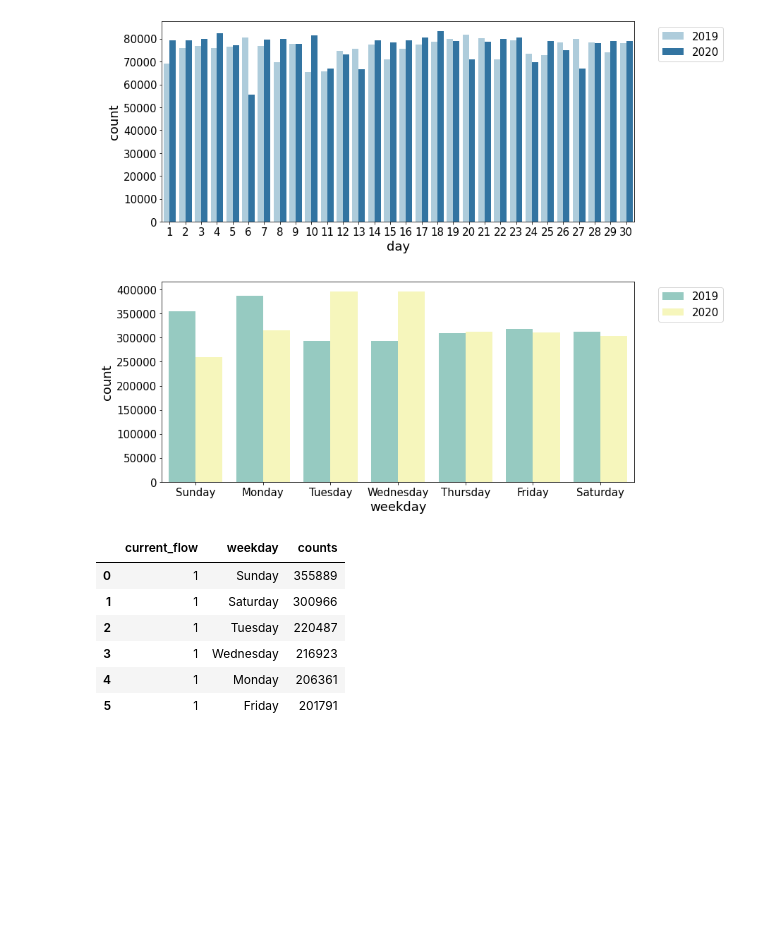
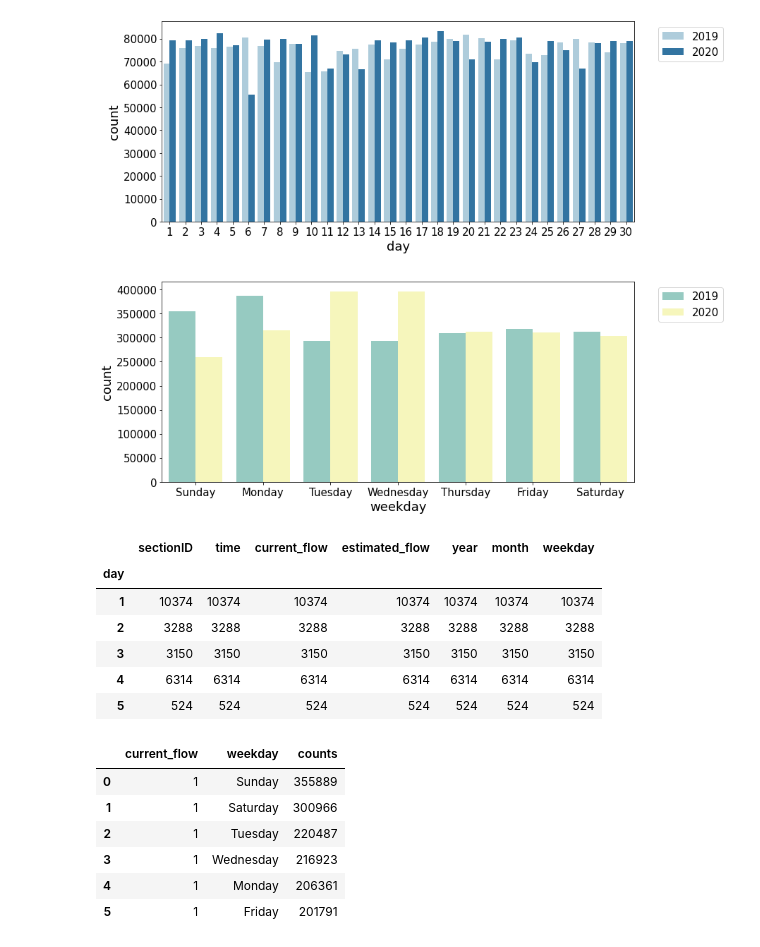
Before and after one commit to soyhyoj/BCN-TrafficForecast, a Jupyter notebook: notebooks/2. EDA.ipynb, the cells around one changed output. Cells and saved outputs as stored; diff of their text form; code cells hidden in the pictures; blank space fills up the shorter version.

Commit message:
annual difference calculated

```diff
--- a/notebooks/2. EDA.ipynb
+++ b/notebooks/2. EDA.ipynb
@@ -212,3 +209,20 @@ plt.show()
+# %%
+# Any distinctively large difference of the two yers?
+# Definitely check on 6th, 10th, and 27th // Sun-Wednesday inversion
+
+sep_2019 = df_sep[df_sep.year == 2019]
+sep_2020 = df_sep[df_sep.year == 2020]
+
+sep_differences = sep_2020.groupby('day').count() - sep_2019.groupby('day').count()
+sep_differences.head()
+# %% [output]
+|  | sectionID | time | current_flow | estimated_flow | year | month | weekday |
+| day |  |  |  |  |  |  |  |
+| 1 | 10374 | 10374 | 10374 | 10374 | 10374 | 10374 | 10374 |
+| 2 | 3288 | 3288 | 3288 | 3288 | 3288 | 3288 | 3288 |
+| 3 | 3150 | 3150 | 3150 | 3150 | 3150 | 3150 | 3150 |
+| 4 | 6314 | 6314 | 6314 | 6314 | 6314 | 6314 | 6314 |
+| 5 | 524 | 524 | 524 | 524 | 524 | 524 | 524 |
 # %%
 # Traffic state by weekday
 traffic_by_weekday = pd.DataFrame(df_sep.groupby('current_flow')['weekday'].value_counts())
```
Also changed, not shown: parts of 6 cells of this notebook.
